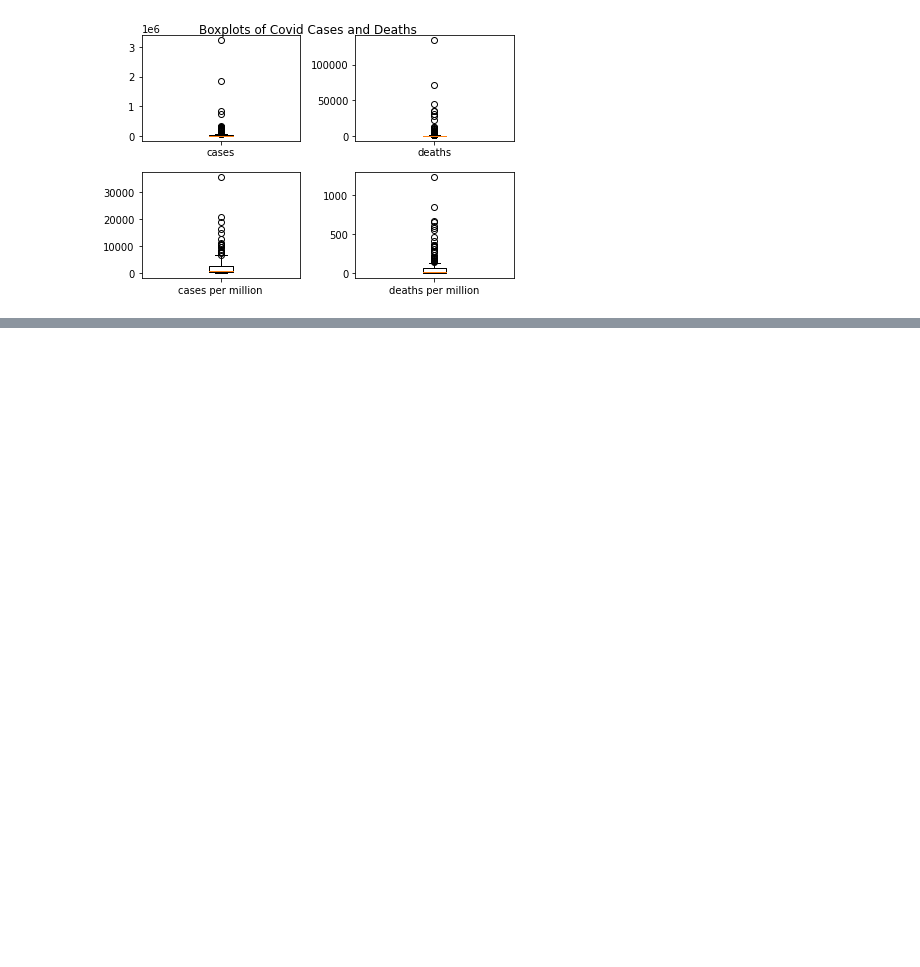
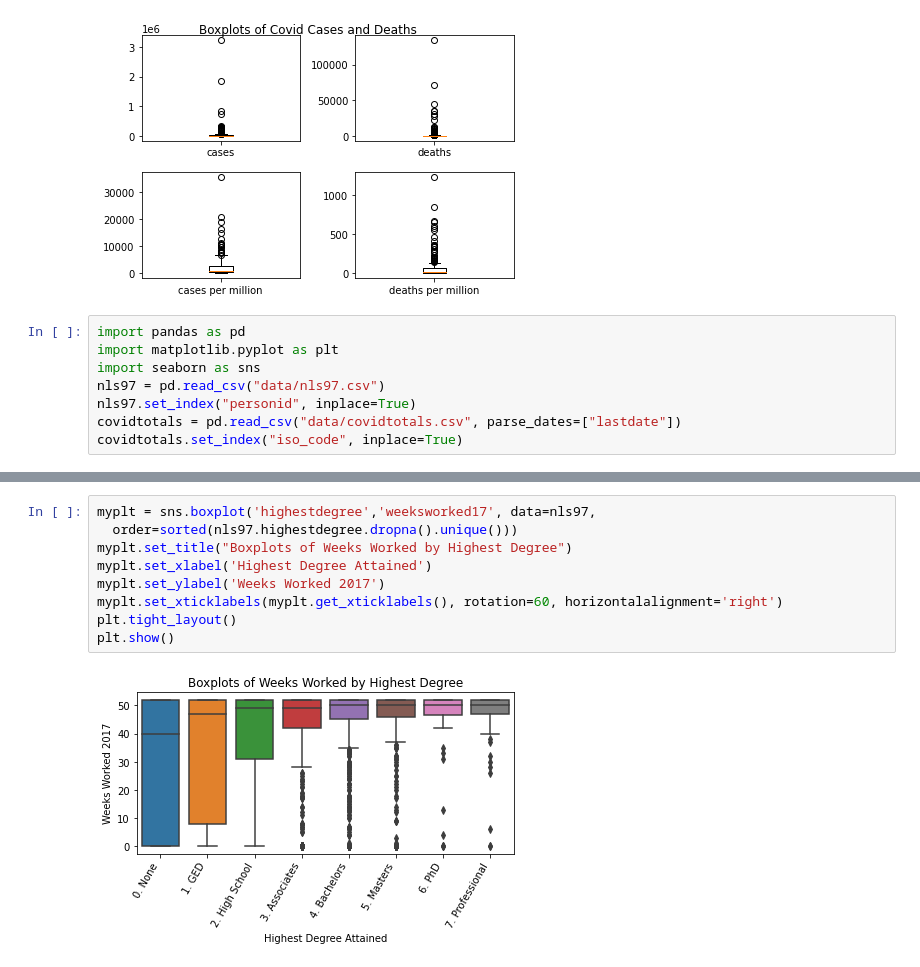
Before and after one commit to Mikma03/Python-Data-Cleaning, a Jupyter notebook: Chapter05/Chapter_5_practising.ipynb, the cells around one changed output, grey strips where cells are left out. Saved outputs shown, nothing was run; the diff lists cells and outputs as text; blank space fills up the shorter version.

```diff
--- a/Chapter05/Chapter_5_practising.ipynb
+++ b/Chapter05/Chapter_5_practising.ipynb
@@ -214,3 +214,11 @@ fig.subplots_adjust(top=0.94)
 plt.show()
 # %% [output]
 [figure]
+# %%
+import pandas as pd
+import matplotlib.pyplot as plt
+import seaborn as sns
+nls97 = pd.read_csv("data/nls97.csv")
+nls97.set_index("personid", inplace=True)
+covidtotals = pd.read_csv("data/covidtotals.csv", parse_dates=["lastdate"])
+covidtotals.set_index("iso_code", inplace=True)
@@ -216,0 +248,11 @@ plt.show()
+# %%
+myplt = sns.boxplot('highestdegree','weeksworked17', data=nls97,
+  order=sorted(nls97.highestdegree.dropna().unique()))
+myplt.set_title("Boxplots of Weeks Worked by Highest Degree")
+myplt.set_xlabel('Highest Degree Attained')
+myplt.set_ylabel('Weeks Worked 2017')
+myplt.set_xticklabels(myplt.get_xticklabels(), rotation=60, horizontalalignment='right')
+plt.tight_layout()
+plt.show()
+# %% [output]
+[figure, added]
```
Also changed, not shown: parts of 31 cells of this notebook.
